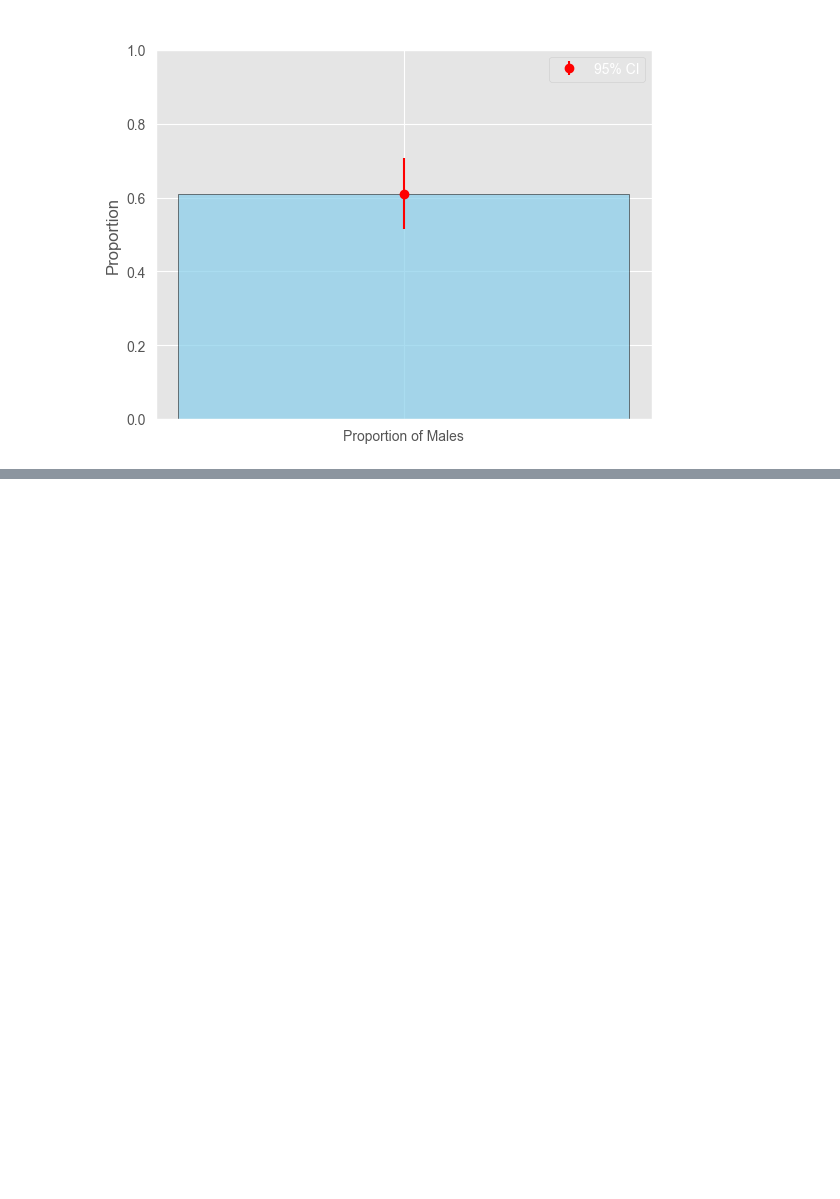
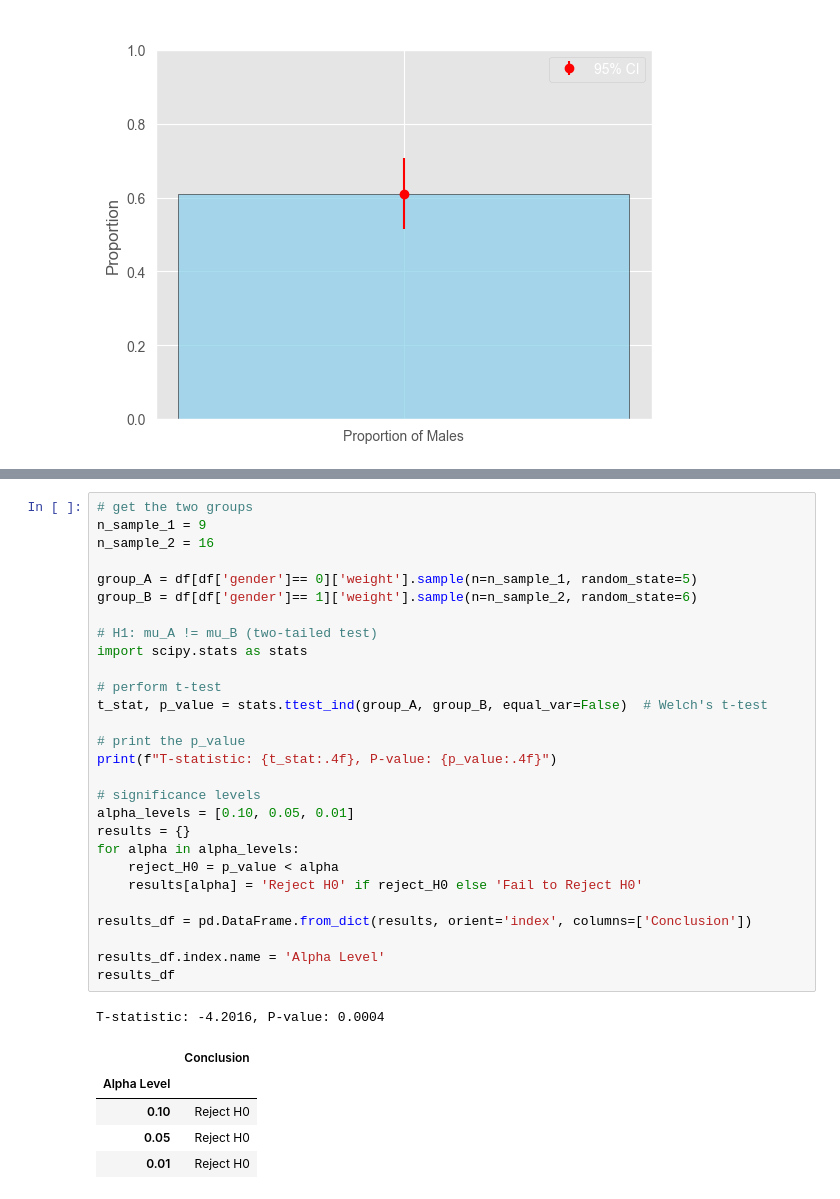
Before and after one commit to dattali18/statistics_msc_course, a Jupyter notebook: code/statistics_project.ipynb, the cells around one changed output, grey strips where cells are left out. Saved outputs shown, nothing was run; the diff lists cells and outputs as text; blank space fills up the shorter version.

```diff
--- a/code/statistics_project.ipynb
+++ b/code/statistics_project.ipynb
@@ -930,0 +973,35 @@ plt.show()
+# %%
+# get the two groups
+n_sample_1 = 9
+n_sample_2 = 16
+
+group_A = df[df['gender']== 0]['weight'].sample(n=n_sample_1, random_state=5)
+group_B = df[df['gender']== 1]['weight'].sample(n=n_sample_2, random_state=6)
+
+# H1: mu_A != mu_B (two-tailed test)
+import scipy.stats as stats
+
+# perform t-test
+t_stat, p_value = stats.ttest_ind(group_A, group_B, equal_var=False)  # Welch's t-test
+
+# print the p_value
+print(f"T-statistic: {t_stat:.4f}, P-value: {p_value:.4f}")
+
+# significance levels
+alpha_levels = [0.10, 0.05, 0.01]
+results = {}
+for alpha in alpha_levels:
+    reject_H0 = p_value < alpha
+    results[alpha] = 'Reject H0' if reject_H0 else 'Fail to Reject H0'
+
+results_df = pd.DataFrame.from_dict(results, orient='index', columns=['Conclusion'])
+
+results_df.index.name = 'Alpha Level'
+results_df
+# %% [output]
+T-statistic: -4.2016, P-value: 0.0004
+|  | Conclusion |
+| Alpha Level |  |
+| 0.10 | Reject H0 |
+| 0.05 | Reject H0 |
+| 0.01 | Reject H0 |
```
Also changed, not shown: parts of 34 cells of this notebook.
